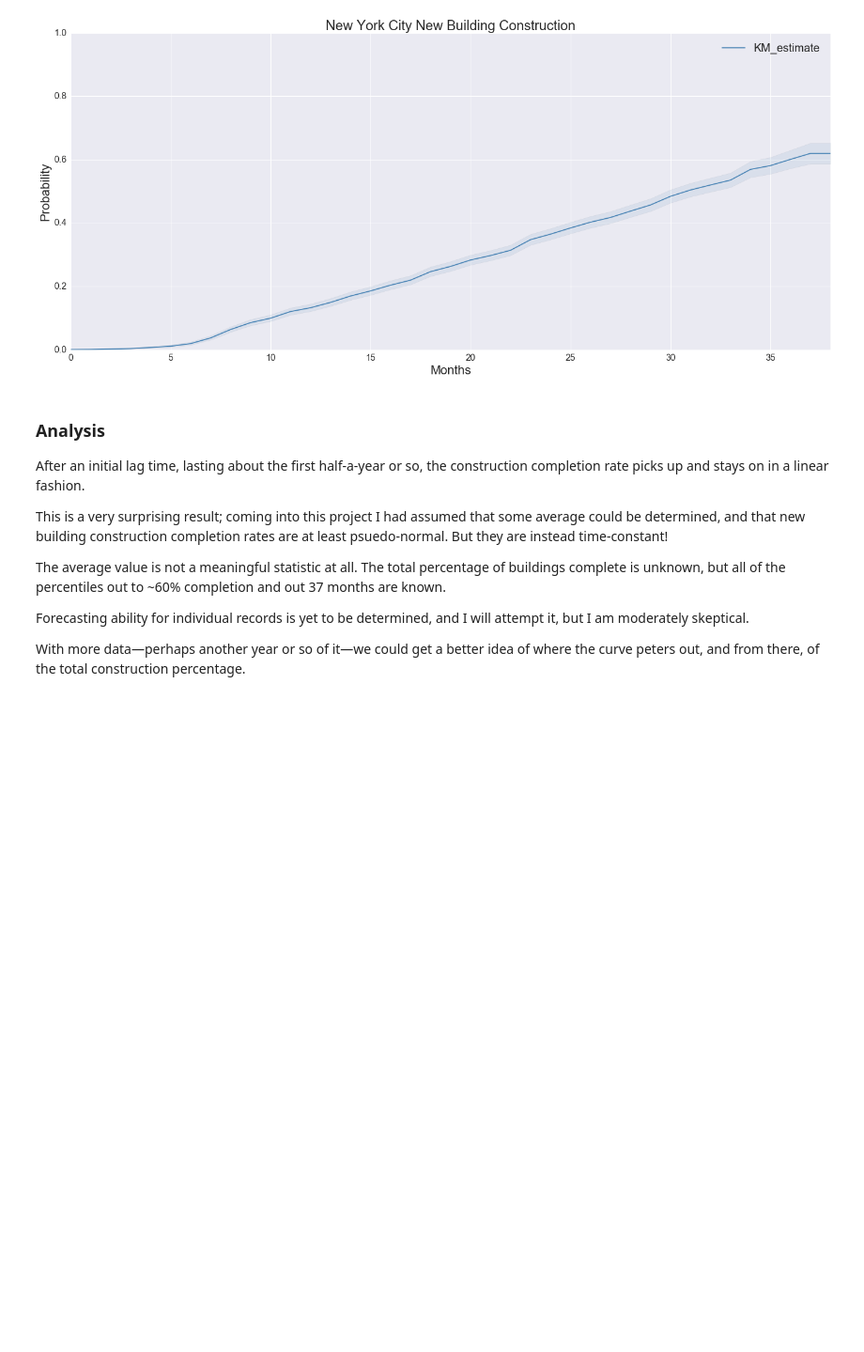
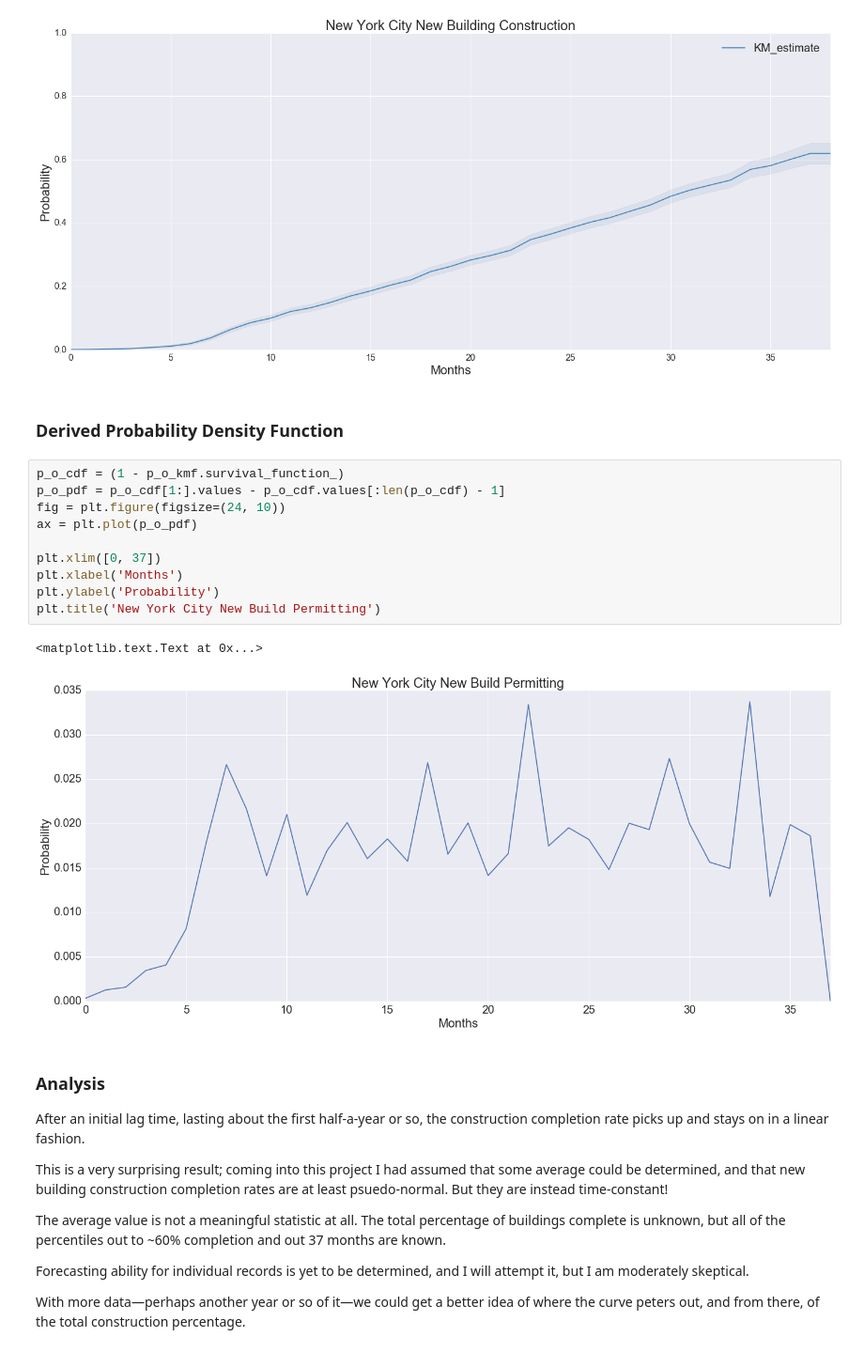
Before and after one commit to techelo/nyc-construction-timeline, a Jupyter notebook: Application-Permit-Occupancy Analysis.ipynb, the cells around one changed output. Shown at 94% size. Cells and saved outputs as stored; diff of their text form; blank space fills up the shorter version.

```diff
--- a/Application-Permit-Occupancy Analysis.ipynb
+++ b/Application-Permit-Occupancy Analysis.ipynb
@@ -180,6 +181,21 @@ ax.set_ylim([0, 1])
 # %% [output]
 (0, 1)
 [figure]
+# %% [markdown]
+### Derived Probability Density Function
+# %%
+p_o_cdf = (1 - p_o_kmf.survival_function_)
+p_o_pdf = p_o_cdf[1:].values - p_o_cdf.values[:len(p_o_cdf) - 1]
+fig = plt.figure(figsize=(24, 10))
+ax = plt.plot(p_o_pdf)
+
+plt.xlim([0, 37])
+plt.xlabel('Months')
+plt.ylabel('Probability')
+plt.title('New York City New Build Permitting')
+# %% [output]
+<matplotlib.text.Text at 0x...>
+[figure, added]
 # %% [markdown]
 ### Analysis
 
```
Also changed, not shown: parts of 21 cells of this notebook, 4 other files.
